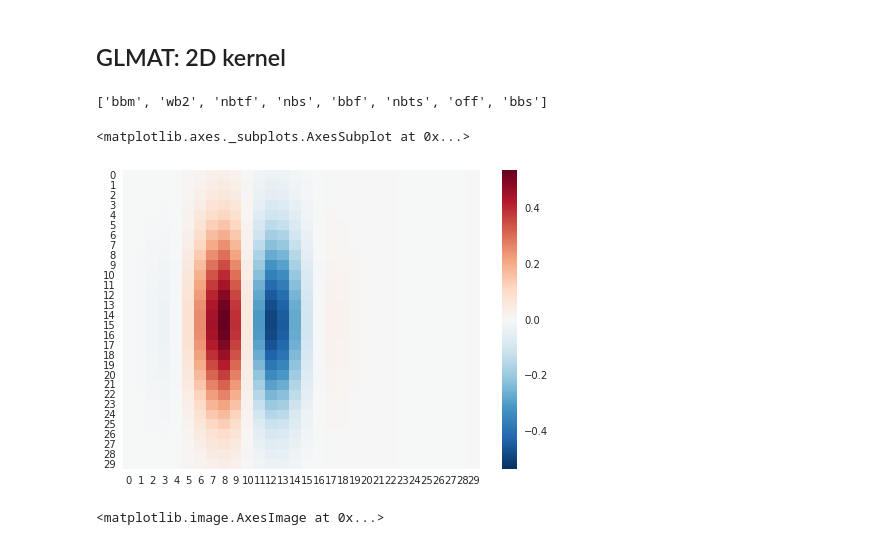
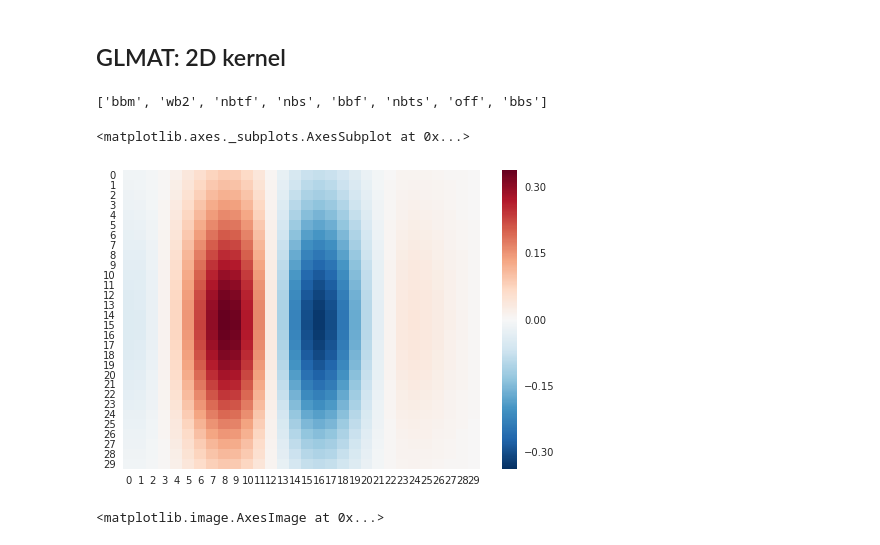
Before and after one commit to melizalab/dstrf, a Jupyter notebook: notebooks/glmat/glmat_2d_twin.ipynb, the cells around one changed output. Drawn from its saved outputs; the diff is of its cells as text; code cells hidden in the pictures.

```diff
--- a/notebooks/glmat/glmat_2d_twin.ipynb
+++ b/notebooks/glmat/glmat_2d_twin.ipynb
@@ -36,32 +36,32 @@ matparams_f = matparams[matparams_i]
 # %%
 # STRF: keep this very simple for proof of principle
 stim_dt = 10.0
 nfreq = 30
 ntau  = 30
 
 from scipy.signal import resample
 filts = np.load('../../filters.npz')
 print(filts.keys())
-k1 = resample(filts['bbm'], nfreq, axis=0)[:,:ntau] * 5
+k1 = resample(filts['bbs'], nfreq, axis=0)[:,:ntau] * 5
 k1vec = strf.as_vector(np.fliplr(k1))
 
 def filter_stimulus(S, k1):
     nf, nt = S.shape
     X = np.zeros(nt)
     for i in range(nf):
         X += np.convolve(S[i], k1[i], mode="same")
     return X
 
 def upsample_convolution(X, upsample):
     t = np.arange(X.size)
     tu = np.arange(0, X.size, 1 / upsample)
     return np.interp(tu, t, X)
 
 sns.heatmap(k1)
 # %% [output]
 ['bbm', 'wb2', 'nbtf', 'nbs', 'bbf', 'nbts', 'off', 'bbs']
 <matplotlib.axes._subplots.AxesSubplot at 0x...>
-[figure, old version]
+[figure, new version]
 # %%
 # generate some random data to fit
 np.random.seed(1)
```
Also changed, not shown: parts of 5 cells of this notebook.
